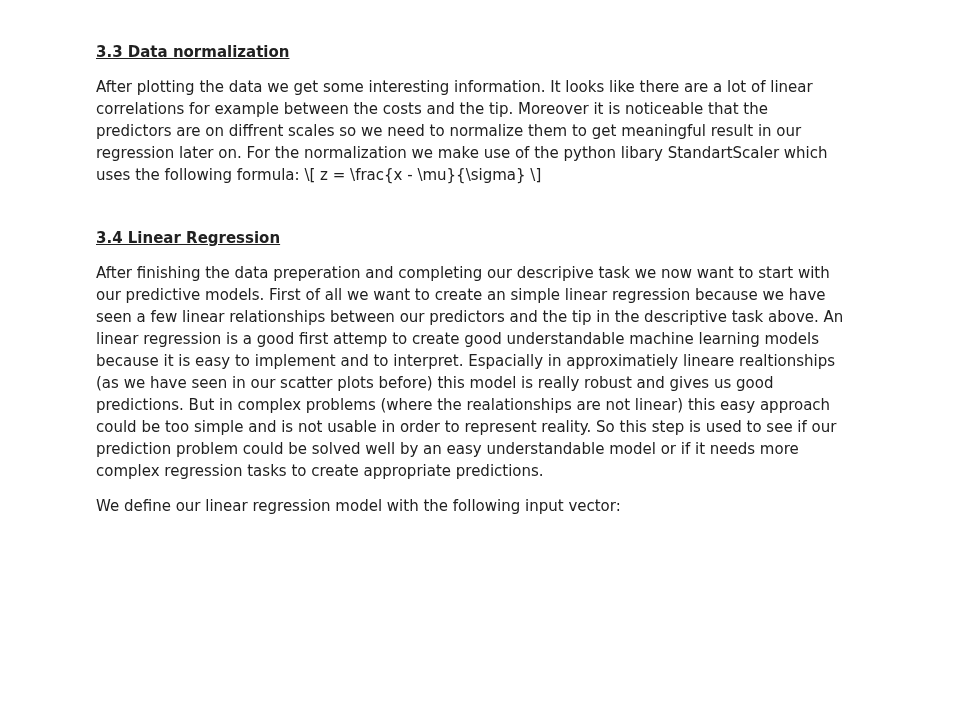
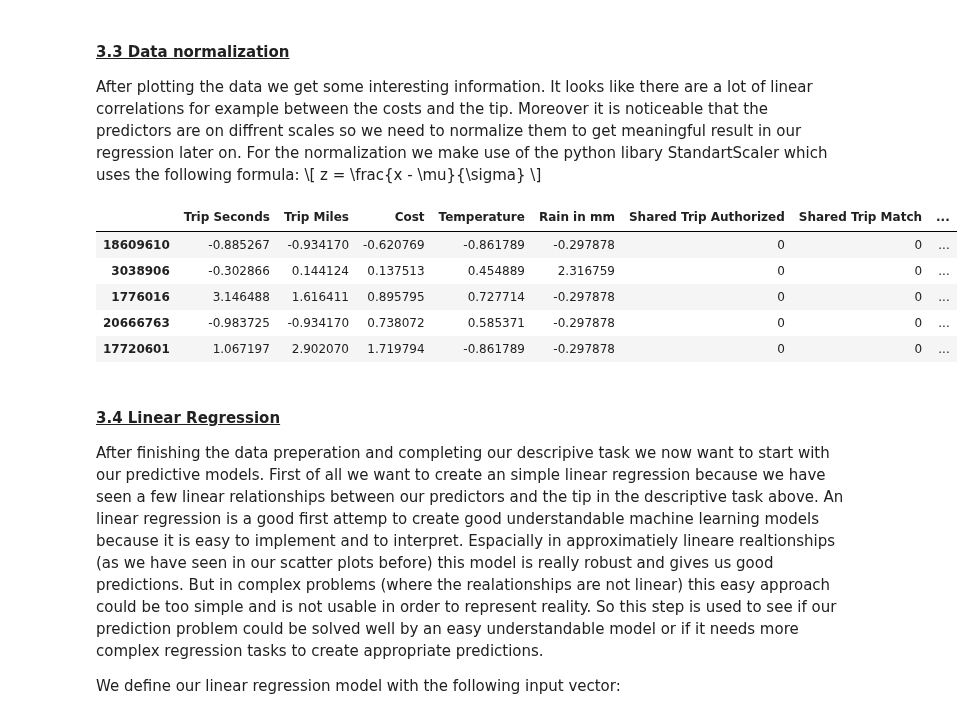
Before and after one commit to mrennefo/DSML-Project, a Jupyter notebook: DSML-Project.ipynb, the cells around one changed output. Cells and saved outputs as stored; diff of their text form; code cells hidden in the pictures; blank space fills up the shorter version.

```diff
--- a/DSML-Project.ipynb
+++ b/DSML-Project.ipynb
@@ -283,26 +321,28 @@ z = \frac{x - \mu}{\sigma}
 # %%
 #Select which Data to normalize (no Dummy Variables)
 columns_to_normalize = ["Trip Seconds", "Trip Miles", "Cost", "Temperature", "Rain in mm"]
 
 
 x_train_data_scaled = x_train_data.copy()
 x_val_data_scaled = x_val_data.copy()
 x_test_data_scaled = x_test_data.copy()
-x_train1_data_scaled = x_train1_data.copy()
-x_train2_data_scaled = x_train2_data.copy()
 
 
 #Normalize data
 scaler = StandardScaler()
 x_train_data_scaled[columns_to_normalize] = scaler.fit_transform(x_train_data[columns_to_normalize])
 #Hier nur noch transform verwenden, damit Mittelwert und Standardabweichung nicht neu berechnet werden
 x_val_data_scaled[columns_to_normalize] = scaler.transform(x_val_data[columns_to_normalize])
 x_test_data_scaled[columns_to_normalize] = scaler.transform(x_test_data[columns_to_normalize])
-x_train1_data_scaled[columns_to_normalize] = scaler.transform(x_train1_data[columns_to_normalize])
-x_train2_data_scaled[columns_to_normalize] = scaler.transform(x_train2_data[columns_to_normalize])
-
 
 x_train_data_scaled.head()
+# %% [output]
+|  | Trip Seconds | Trip Miles | Cost | Temperature | Rain in mm | Shared Trip Authorized | Shared Trip Match | ... |
+| 18609610 | -0.885267 | -0.934170 | -0.620769 | -0.861789 | -0.297878 | 0 | 0 | ... |
+| 3038906 | -0.302866 | 0.144124 | 0.137513 | 0.454889 | 2.316759 | 0 | 0 | ... |
+| 1776016 | 3.146488 | 1.616411 | 0.895795 | 0.727714 | -0.297878 | 0 | 0 | ... |
+| 20666763 | -0.983725 | -0.934170 | 0.738072 | 0.585371 | -0.297878 | 0 | 0 | ... |
+| 17720601 | 1.067197 | 2.902070 | 1.719794 | -0.861789 | -0.297878 | 0 | 0 | ... |
 # %% [markdown]
 <h4 style="text-decoration: underline;">3.4 Linear Regression</h4>
 
```
Also changed, not shown: parts of 34 cells of this notebook.
